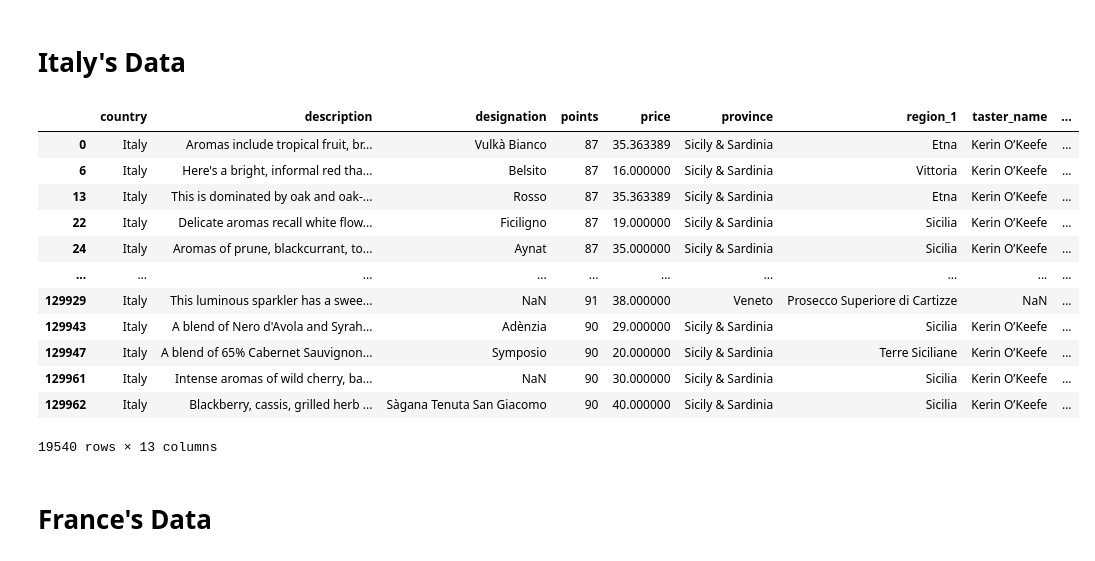
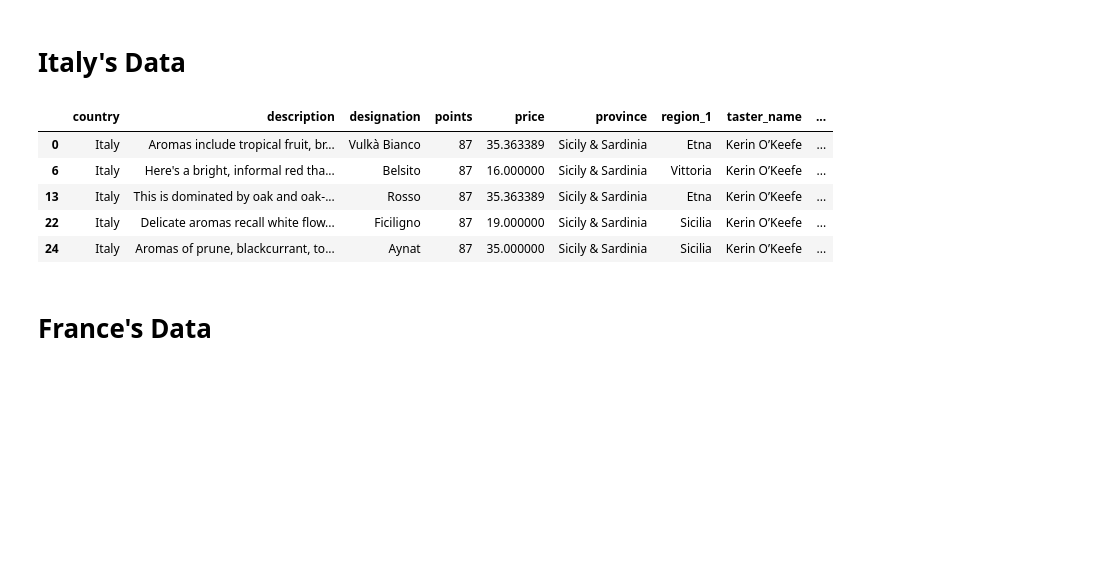
Before and after one commit to Fairfield-University-BA505/final-project-fa2019-abls, a Jupyter notebook: Final Notebook.ipynb, the cells around one changed output. Saved outputs shown, nothing was run; the diff lists cells and outputs as text; code cells hidden in the pictures; blank space fills up the shorter version.

```diff
--- a/Final Notebook.ipynb
+++ b/Final Notebook.ipynb
@@ -175,25 +120,18 @@ wine_data
 # %%
 # Create a new dataframe for Italy
 grouped_wine = wine_data.groupby('country')
 italy_wine = grouped_wine.get_group('Italy')
 italy_wine.count()
 italy_wine.isna().mean()*100
 italy_wine.reset_index()
-italy_wine
+italy_wine.head(5)
 # %% [output]
 |  | country | description | designation | points | price | province | region_1 | taster_name | ... |
 | 0 | Italy | Aromas include tropical fruit, br... | Vulkà Bianco | 87 | 35.363389 | Sicily & Sardinia | Etna | Kerin O’Keefe | ... |
 | 6 | Italy | Here's a bright, informal red tha... | Belsito | 87 | 16.000000 | Sicily & Sardinia | Vittoria | Kerin O’Keefe | ... |
 | 13 | Italy | This is dominated by oak and oak-... | Rosso | 87 | 35.363389 | Sicily & Sardinia | Etna | Kerin O’Keefe | ... |
 | 22 | Italy | Delicate aromas recall white flow... | Ficiligno | 87 | 19.000000 | Sicily & Sardinia | Sicilia | Kerin O’Keefe | ... |
 | 24 | Italy | Aromas of prune, blackcurrant, to... | Aynat | 87 | 35.000000 | Sicily & Sardinia | Sicilia | Kerin O’Keefe | ... |
-| ... | ... | ... | ... | ... | ... | ... | ... | ... | ... |
-| 129929 | Italy | This luminous sparkler has a swee... | NaN | 91 | 38.000000 | Veneto | Prosecco Superiore di Cartizze | NaN | ... |
-| 129943 | Italy | A blend of Nero d'Avola and Syrah... | Adènzia | 90 | 29.000000 | Sicily & Sardinia | Sicilia | Kerin O’Keefe | ... |
-| 129947 | Italy | A blend of 65% Cabernet Sauvignon... | Symposio | 90 | 20.000000 | Sicily & Sardinia | Terre Siciliane | Kerin O’Keefe | ... |
-| 129961 | Italy | Intense aromas of wild cherry, ba... | NaN | 90 | 30.000000 | Sicily & Sardinia | Sicilia | Kerin O’Keefe | ... |
-| 129962 | Italy | Blackberry, cassis, grilled herb ... | Sàgana Tenuta San Giacomo | 90 | 40.000000 | Sicily & Sardinia | Sicilia | Kerin O’Keefe | ... |
-19540 rows × 13 columns
 # %% [markdown]
 # France's Data
 # %%
```
Also changed, not shown: parts of 37 cells of this notebook.
